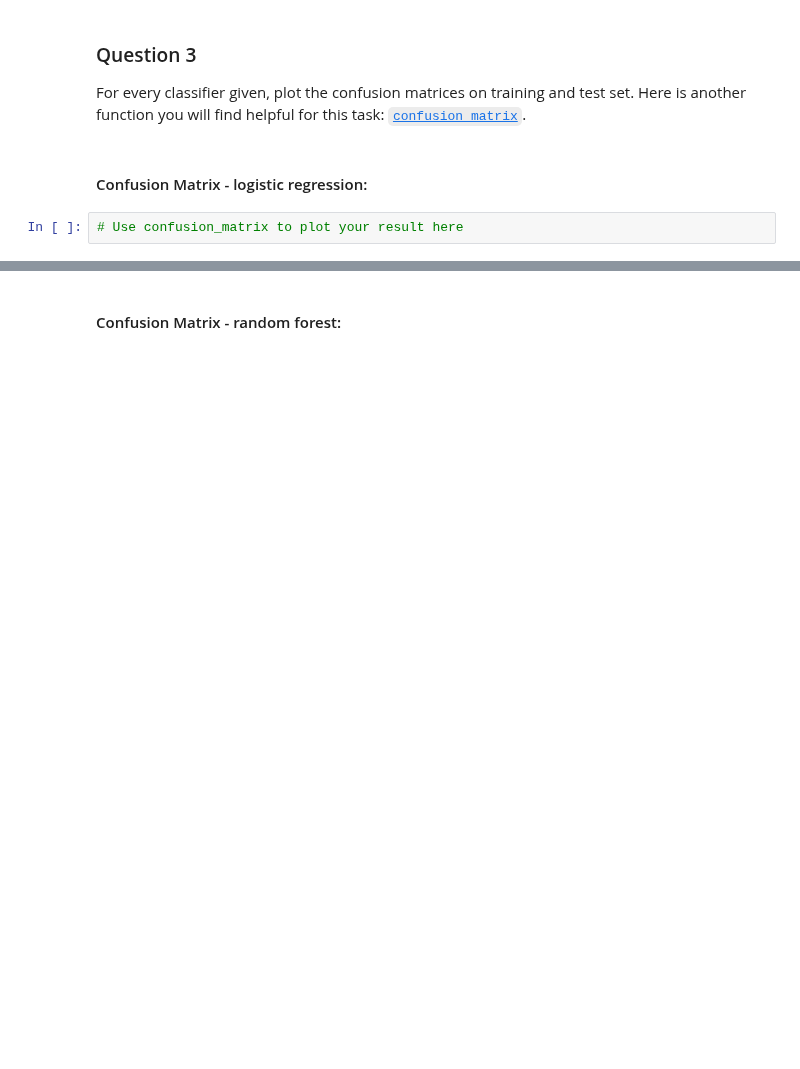
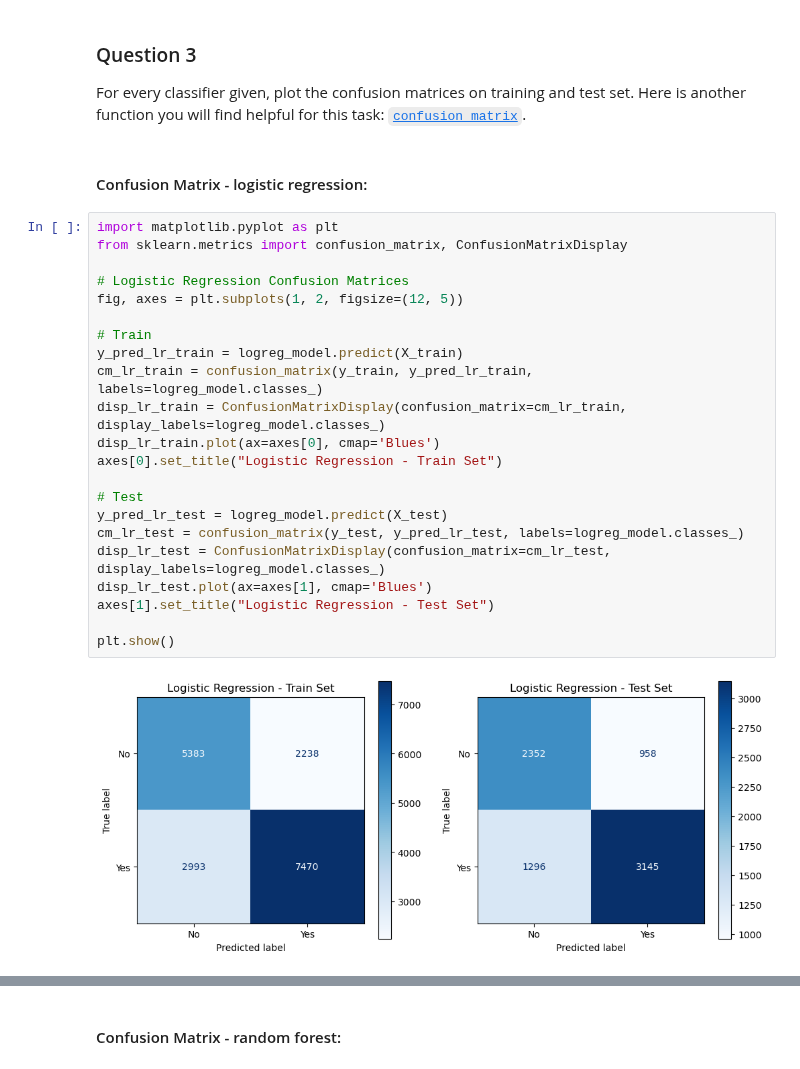
Before and after one commit to renata-liu/dsci-430, a Jupyter notebook: assignment-3/Module 3 assignment AIF360.ipynb, the cells around one changed output, grey strips where cells are left out. Drawn from its saved outputs; the diff is of its cells as text; blank space fills up the shorter version.

```diff
--- a/assignment-3/Module 3 assignment AIF360.ipynb
+++ b/assignment-3/Module 3 assignment AIF360.ipynb
@@ -219,7 +479,29 @@ For every classifier given, plot the confusion matrices on training and test set
 # %% [markdown]
 #### Confusion Matrix - logistic regression:
 # %%
-# Use confusion_matrix to plot your result here
+import matplotlib.pyplot as plt
+from sklearn.metrics import confusion_matrix, ConfusionMatrixDisplay
+
+# Logistic Regression Confusion Matrices
+fig, axes = plt.subplots(1, 2, figsize=(12, 5))
+
+# Train
+y_pred_lr_train = logreg_model.predict(X_train)
+cm_lr_train = confusion_matrix(y_train, y_pred_lr_train, labels=logreg_model.classes_)
+disp_lr_train = ConfusionMatrixDisplay(confusion_matrix=cm_lr_train, display_labels=logreg_model.classes_)
+disp_lr_train.plot(ax=axes[0], cmap='Blues')
+axes[0].set_title("Logistic Regression - Train Set")
+
+# Test
+y_pred_lr_test = logreg_model.predict(X_test)
+cm_lr_test = confusion_matrix(y_test, y_pred_lr_test, labels=logreg_model.classes_)
+disp_lr_test = ConfusionMatrixDisplay(confusion_matrix=cm_lr_test, display_labels=logreg_model.classes_)
+disp_lr_test.plot(ax=axes[1], cmap='Blues')
+axes[1].set_title("Logistic Regression - Test Set")
+
+plt.show()
+# %% [output]
+[figure, added]
 # %%
 # As a sanity check, it is a good idea to compare these results with the ones we would get using aif360
 # If they don't match, something went wrong
```
Also changed, not shown: parts of 35 cells of this notebook.
